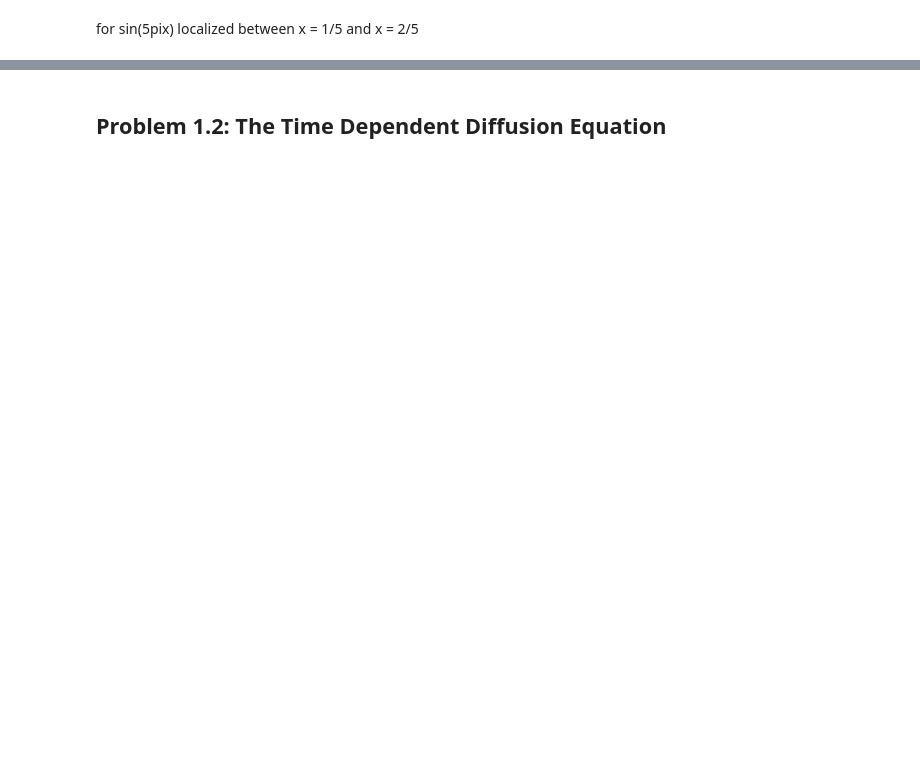
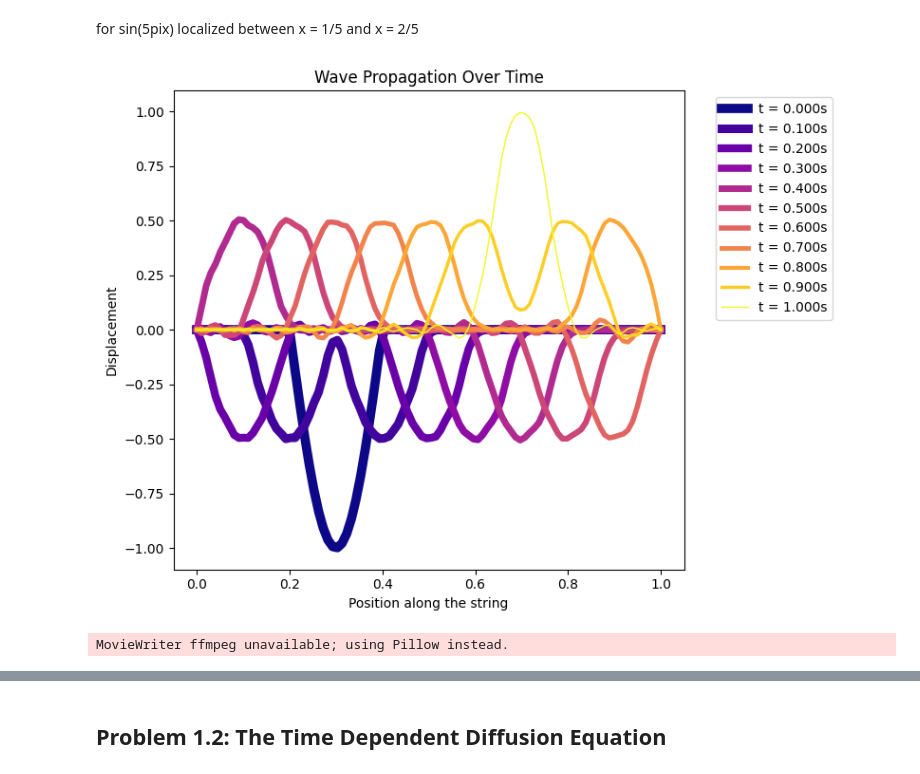
Before and after one commit to shaniasinha/scientific-computing-group-1, a Jupyter notebook: set1.ipynb, the cells around one changed output, grey strips where cells are left out. Cells and saved outputs as stored; diff of their text form; code cells hidden in the pictures; blank space fills up the shorter version.

```diff
--- a/set1.ipynb
+++ b/set1.ipynb
@@ -35,8 +42,11 @@ for sin(5pix) localized between x = 1/5 and x = 2/5
 # %%
 def psi_localized(x):
     return np.where((x > 1/5) & (x < 2/5), np.sin(5 * np.pi * x), 0)
 
-string = VibratingString(psi_localized, N=100, simulation_time=1, fig_name="localized")
-string.run_time_stepping()
-string.plot_static_simulation()
-string.plot_dynamic_simulation()
+string3 = VibratingString(psi_localized, N=100, simulation_time=1, fig_name="localized")
+string3.run_time_stepping()
+string3.plot_static_simulation()
+string3.plot_dynamic_simulation()
+# %% [output]
+[figure, added]
+MovieWriter ffmpeg unavailable; using Pillow instead.
```
Also changed, not shown: parts of 5 cells of this notebook, 27 other files.
